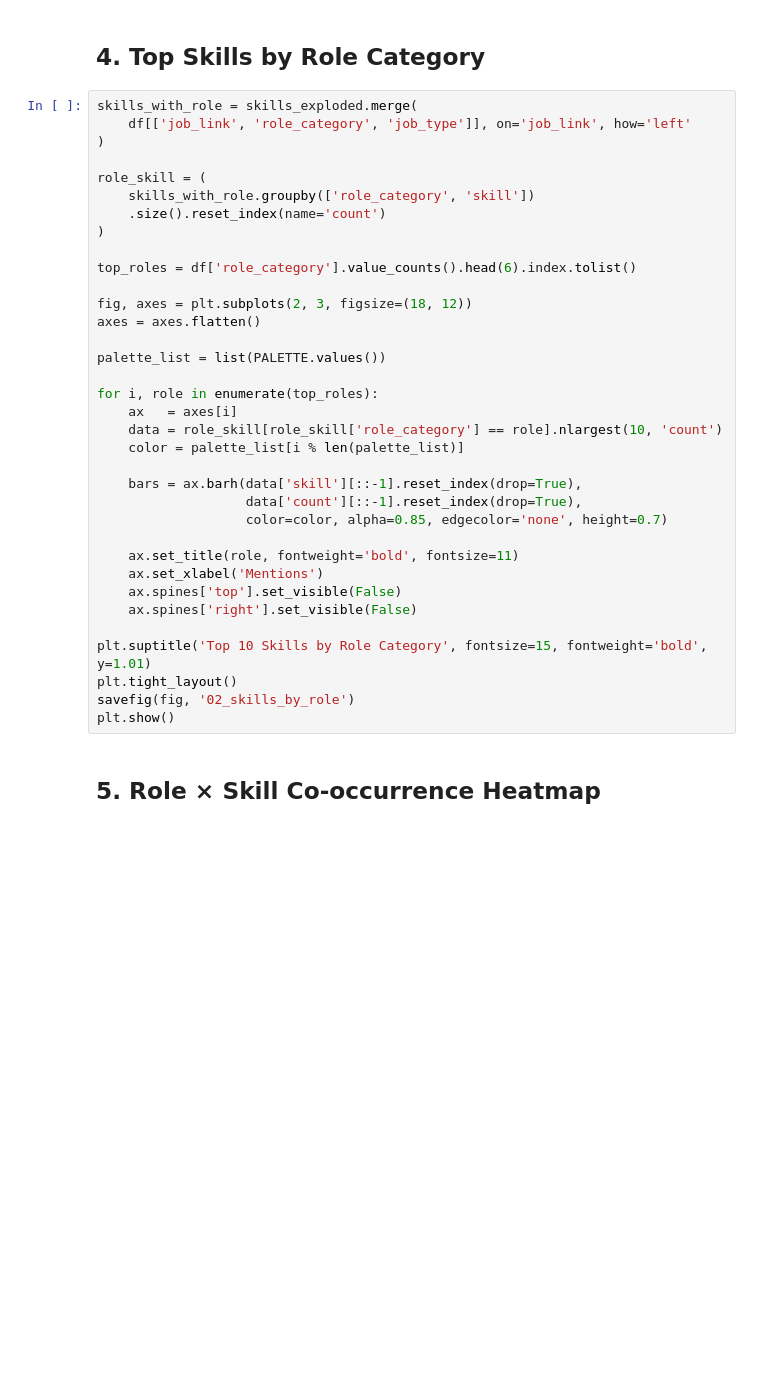
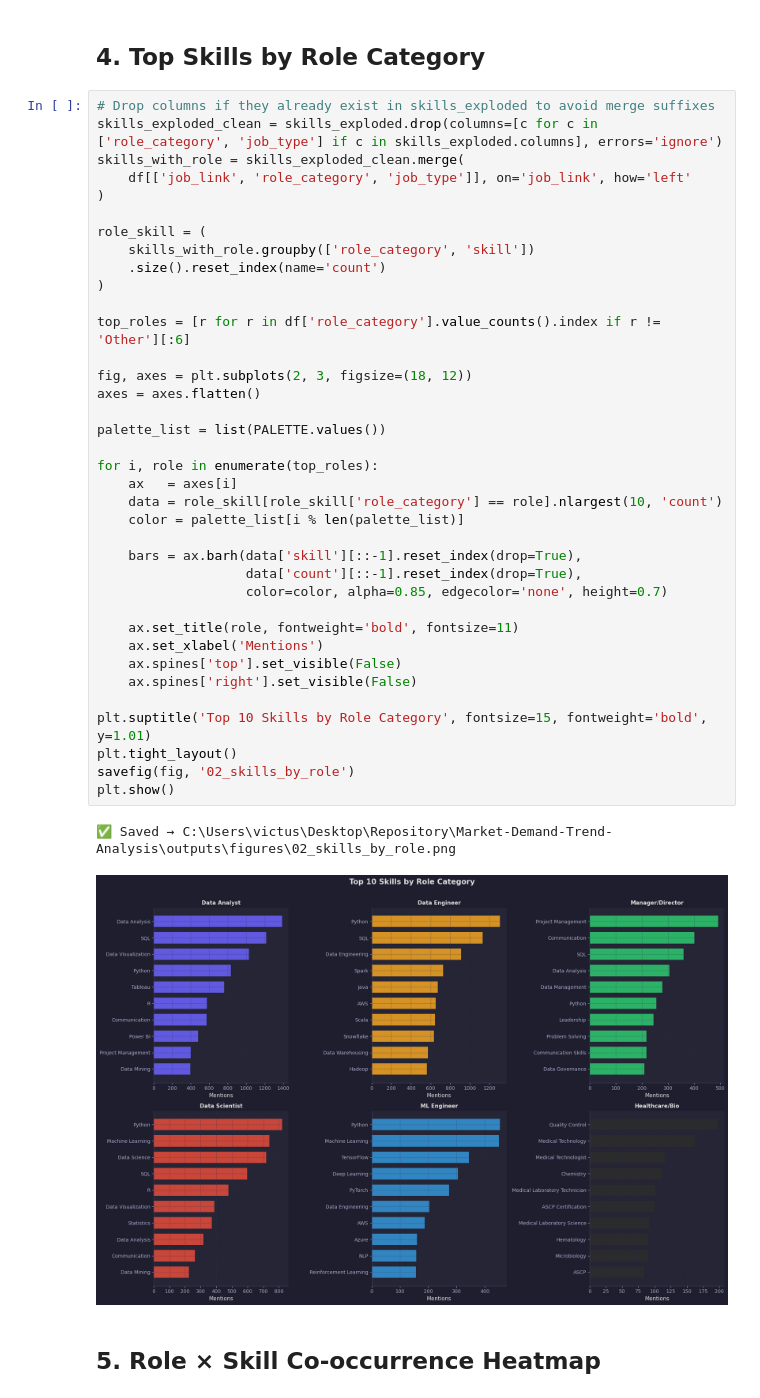
Before and after one commit to sandudul/Market-Demand-Trend-Analysis, a Jupyter notebook: notebooks/02_Emerging_Roles_and_Skills_Analysis.ipynb, the cells around one changed output. Saved outputs shown, nothing was run; the diff lists cells and outputs as text; blank space fills up the shorter version.

```diff
--- a/notebooks/02_Emerging_Roles_and_Skills_Analysis.ipynb
+++ b/notebooks/02_Emerging_Roles_and_Skills_Analysis.ipynb
@@ -112,40 +147,45 @@ plt.show()
 # %% [markdown]
 ## 4. Top Skills by Role Category
 # %%
-skills_with_role = skills_exploded.merge(
+# Drop columns if they already exist in skills_exploded to avoid merge suffixes
+skills_exploded_clean = skills_exploded.drop(columns=[c for c in ['role_category', 'job_type'] if c in skills_exploded.columns], errors='ignore')
+skills_with_role = skills_exploded_clean.merge(
     df[['job_link', 'role_category', 'job_type']], on='job_link', how='left'
 )
 
 role_skill = (
     skills_with_role.groupby(['role_category', 'skill'])
     .size().reset_index(name='count')
 )
 
-top_roles = df['role_category'].value_counts().head(6).index.tolist()
+top_roles = [r for r in df['role_category'].value_counts().index if r != 'Other'][:6]
 
 fig, axes = plt.subplots(2, 3, figsize=(18, 12))
 axes = axes.flatten()
 
 palette_list = list(PALETTE.values())
 
 for i, role in enumerate(top_roles):
     ax   = axes[i]
     data = role_skill[role_skill['role_category'] == role].nlargest(10, 'count')
     color = palette_list[i % len(palette_list)]
 
     bars = ax.barh(data['skill'][::-1].reset_index(drop=True),
                    data['count'][::-1].reset_index(drop=True),
                    color=color, alpha=0.85, edgecolor='none', height=0.7)
 
     ax.set_title(role, fontweight='bold', fontsize=11)
     ax.set_xlabel('Mentions')
     ax.spines['top'].set_visible(False)
     ax.spines['right'].set_visible(False)
 
 plt.suptitle('Top 10 Skills by Role Category', fontsize=15, fontweight='bold', y=1.01)
 plt.tight_layout()
 savefig(fig, '02_skills_by_role')
 plt.show()
+# %% [output]
+✅ Saved → C:\Users\victus\Desktop\Repository\Market-Demand-Trend-Analysis\outputs\figures\02_skills_by_role.png
+[figure, added]
 # %% [markdown]
 ## 5. Role × Skill Co-occurrence Heatmap
 # %%
```
Also changed, not shown: parts of 10 cells of this notebook, 4 other files.
